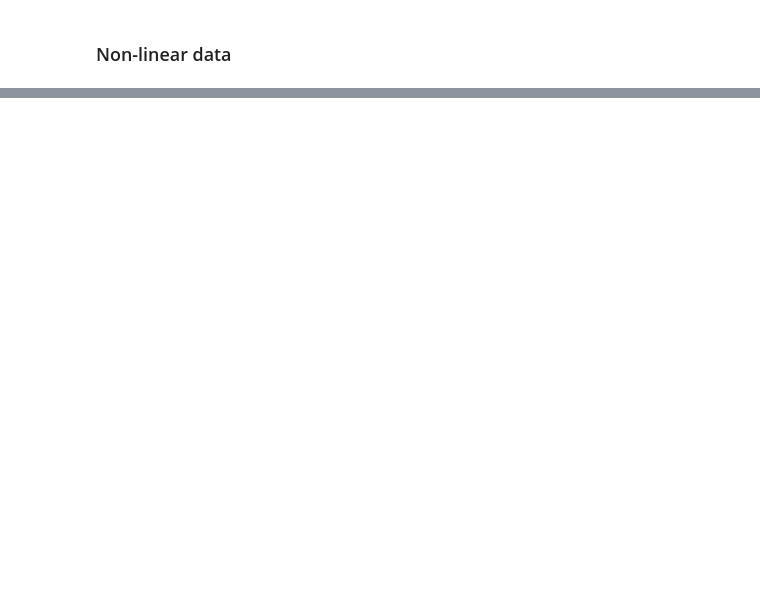
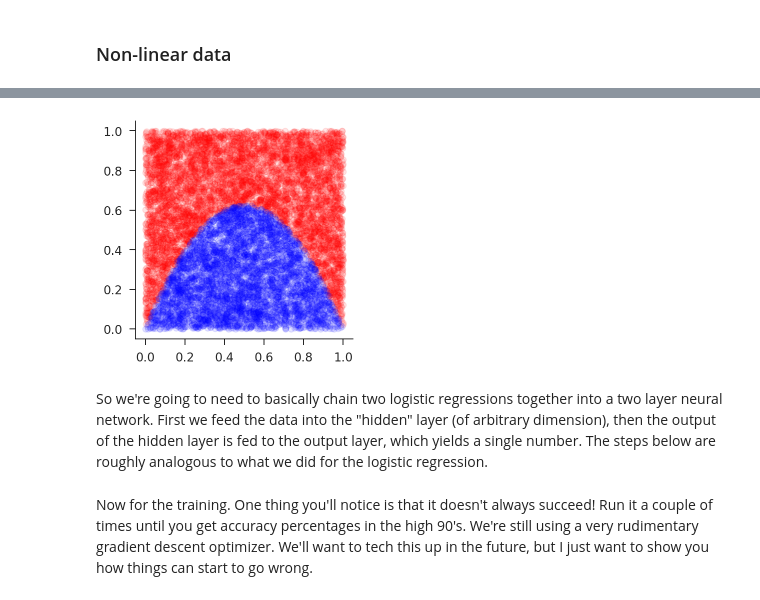
Before and after one commit to iamlemec/grad_code, a Jupyter notebook: lecture_4.ipynb, the cells around one changed output, grey strips where cells are left out. Cells and saved outputs as stored; diff of their text form; code cells hidden in the pictures; blank space fills up the shorter version.

Commit message:
good start on lecture 4

```diff
--- a/lecture_4.ipynb
+++ b/lecture_4.ipynb
@@ -222,0 +255,18 @@ false_neg = 0.18949998915195465
+# %%
+Nt, Nv = 10000, 1000
+hill_func = lambda dat: dat[:, 1] >= 2.5*dat[:, 0]*(1-dat[:, 0])
+train_space = np0.random.rand(Nt, 2)
+train_categ = hill_func(train_space)
+valid_space = np0.random.rand(Nv, 2)
+valid_categ = hill_func(valid_space)
+# %%
+red_space = train_space[train_categ, :]
+blue_space = train_space[~train_categ, :]
+fig, ax = plt.subplots()
+ax.scatter(red_space[:, 0], red_space[:, 1], alpha=0.1, color='red');
+ax.scatter(blue_space[:, 0], blue_space[:, 1], alpha=0.1, color='blue');
+plt.axis('square');
+# %% [output]
+[figure, added]
+# %% [markdown]
+So we're going to need to basically chain two logistic regressions together into a two layer neural network. First we feed the data into the "hidden" layer (of arbitrary dimension), then the output of the hidden layer is fed to the output layer, which yields a single number. The steps below are roughly analogous to what we did for the logistic regression.
@@ -222,0 +319,2 @@ false_neg = 0.18949998915195465
+# %% [markdown]
+Now for the training. One thing you'll notice is that it doesn't always succeed! Run it a couple of times until you get accuracy percentages in the high 90's. We're still using a very rudimentary gradient descent optimizer. We'll want to tech this up in the future, but I just want to show you how things can start to go wrong.
```
Also changed, not shown: parts of 52 cells of this notebook, 2 other files.
